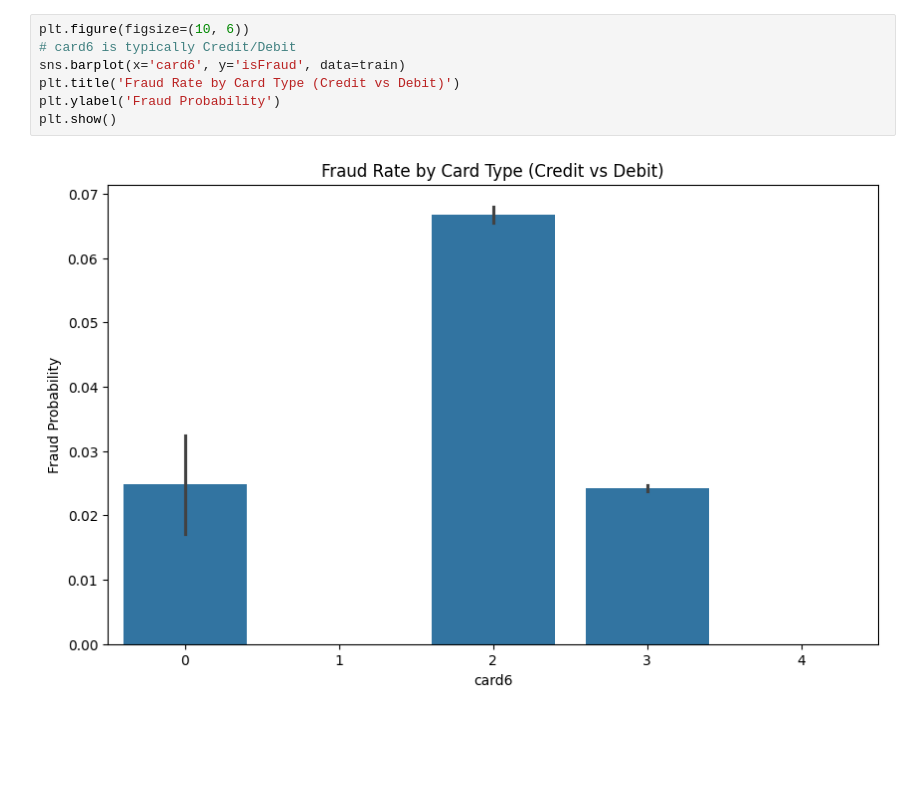
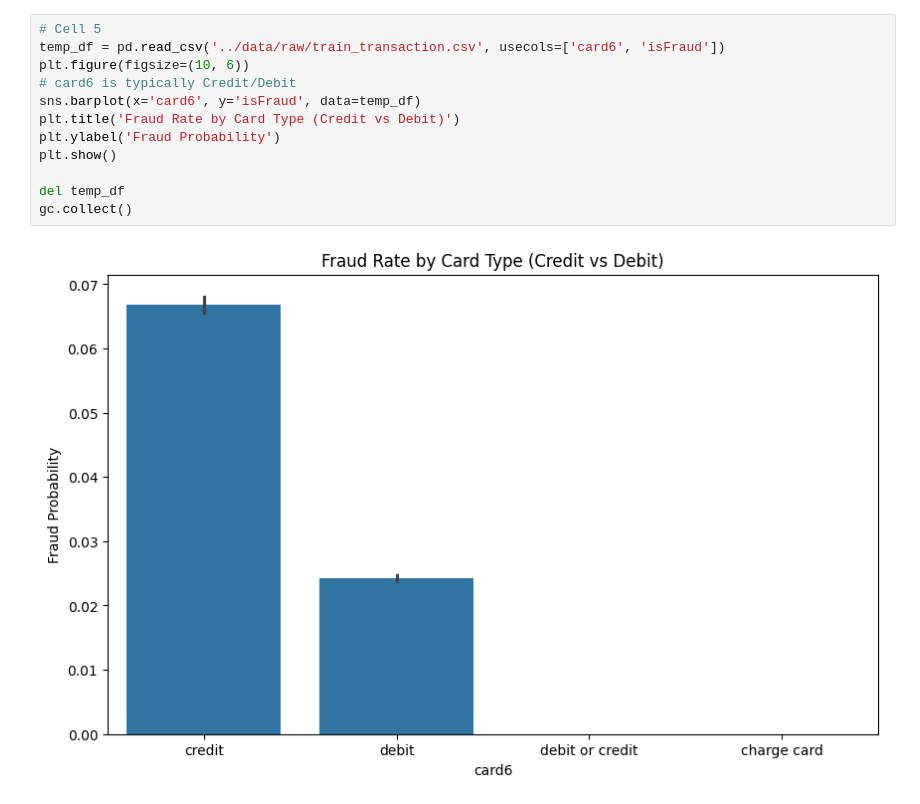
Before and after one commit to mitaksh2005/finance_fraud_detection, a Jupyter notebook: notebooks/03_exploratory_data_analysis.ipynb, the cells around one changed output. Cells and saved outputs as stored; diff of their text form; blank space fills up the shorter version.

```diff
--- a/notebooks/03_exploratory_data_analysis.ipynb
+++ b/notebooks/03_exploratory_data_analysis.ipynb
@@ -50,12 +55,17 @@ plt.show()
 # %% [output]
 [figure]
 # %%
+# Cell 5
+temp_df = pd.read_csv('../data/raw/train_transaction.csv', usecols=['card6', 'isFraud'])
 plt.figure(figsize=(10, 6))
 # card6 is typically Credit/Debit
-sns.barplot(x='card6', y='isFraud', data=train)
+sns.barplot(x='card6', y='isFraud', data=temp_df)
 plt.title('Fraud Rate by Card Type (Credit vs Debit)')
 plt.ylabel('Fraud Probability')
 plt.show()
+
+del temp_df
+gc.collect()
 # %% [output]
-[figure, old version]
+[figure, new version]
 # %%
```
Also changed, not shown: parts of 6 cells of this notebook, 15 other files.
